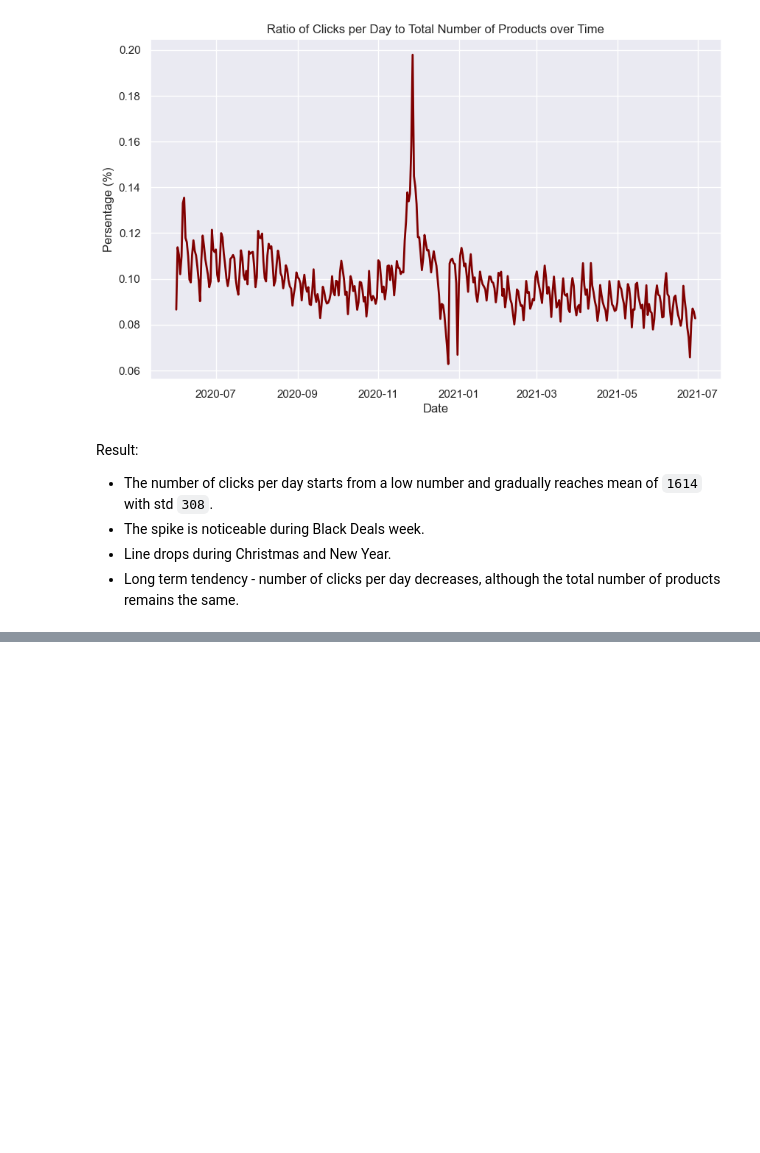
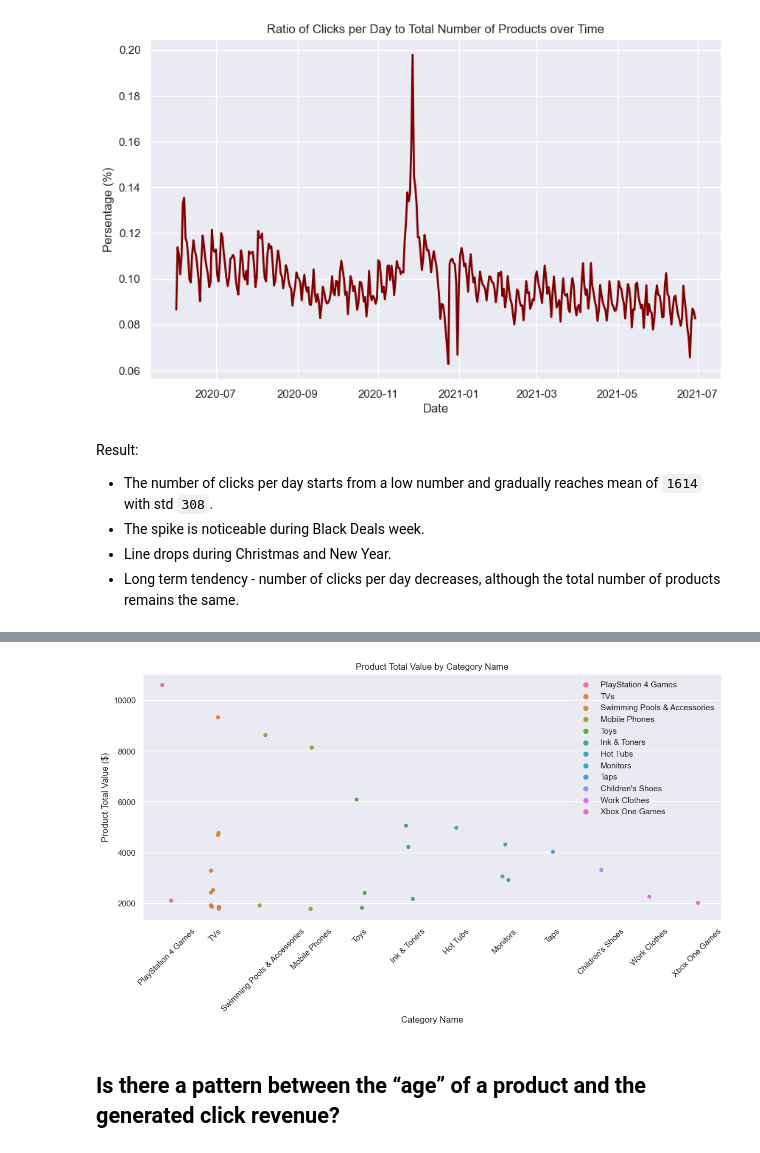
Before and after one commit to 3quetra/portfolio, a Jupyter notebook: swedish_companies_real_cases/Price_Runner_data_analysis/eda_price_runner.ipynb, the cells around one changed output, grey strips where cells are left out. Saved outputs shown, nothing was run; the diff lists cells and outputs as text; code cells hidden in the pictures; blank space fills up the shorter version.

```diff
--- a/swedish_companies_real_cases/Price_Runner_data_analysis/eda_price_runner.ipynb
+++ b/swedish_companies_real_cases/Price_Runner_data_analysis/eda_price_runner.ipynb
@@ -497,0 +500,3 @@ clicks_summary.nlargest(columns = 'click_count', n=10)
+# %%
+top_30 = clicks_summary.nlargest(columns = 'click_sum', n=30)
+top_30.head()
@@ -497,0 +510,18 @@ clicks_summary.nlargest(columns = 'click_count', n=10)
+# %%
+plt.figure(figsize=(14, 6))
+sns.stripplot(data=top_30, x='category_name', y='click_sum', hue='category_name', linewidth=0.2)
+
+# Set plot title and labels
+plt.title('Product Total Value by Category Name')
+plt.xlabel('Category Name')
+plt.ylabel('Product Total Value ($)')
+
+plt.legend(framealpha = 0.1, loc='upper right')
+
+plt.xticks(rotation=45)
+
+plt.show()
+# %% [output]
+[figure, added]
+# %% [markdown]
+## Is there a pattern between the “age” of a product and the generated click revenue?
```
Also changed, not shown: parts of 12 cells of this notebook.
